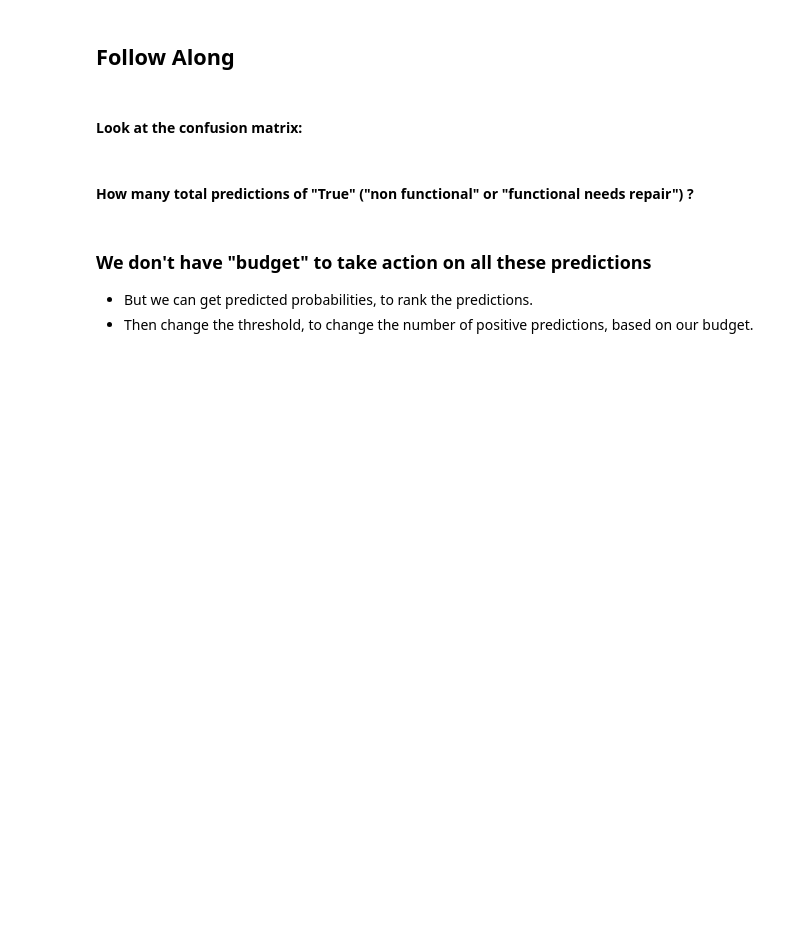
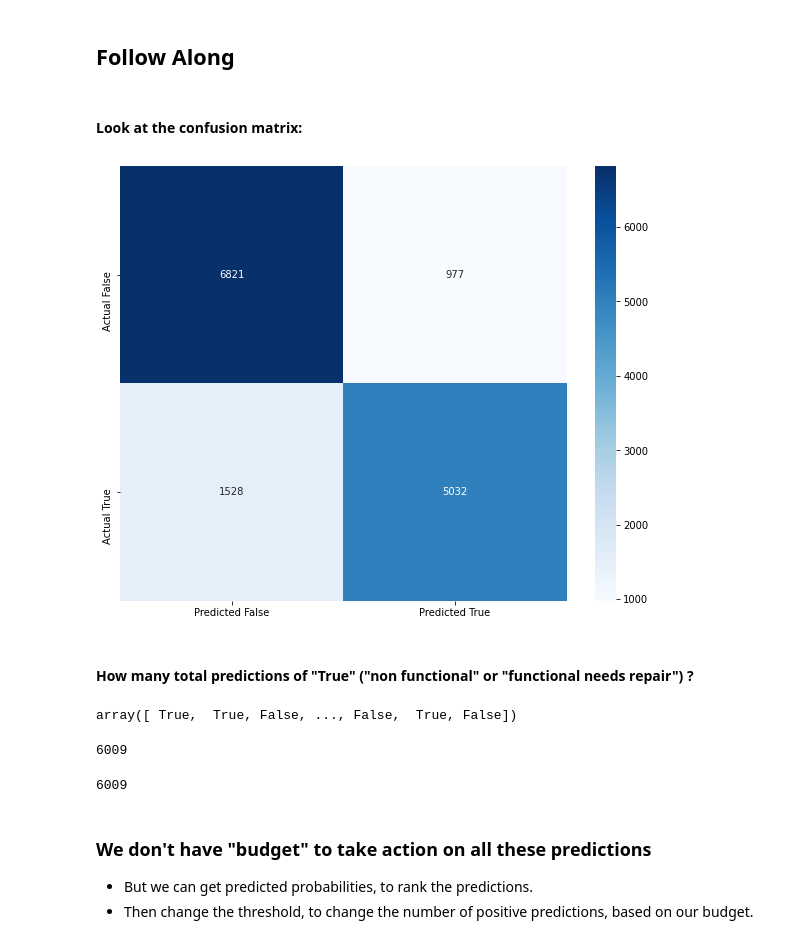
Before and after one commit to lmstephens/DS-Unit-2-Kaggle-Challenge, a Jupyter notebook: module4-classification-metrics/LS_DS_224.ipynb, the cells around one changed output. Saved outputs shown, nothing was run; the diff lists cells and outputs as text; code cells hidden in the pictures; blank space fills up the shorter version.

```diff
--- a/module4-classification-metrics/LS_DS_224.ipynb
+++ b/module4-classification-metrics/LS_DS_224.ipynb
@@ -374,8 +391,24 @@ y_pred = pipeline.predict(X_val)
 ## Follow Along
 # %% [markdown]
 #### Look at the confusion matrix:
+# %%
+plot_cm(y_val, y_pred)
+# %% [output]
+[figure, added]
 # %% [markdown]
 #### How many total predictions of "True" ("non functional" or "functional needs repair") ?
+# %%
+y_pred
+# %% [output]
+array([ True,  True, False, ..., False,  True, False])
+# %%
+5032+977
+# %% [output]
+6009
+# %%
+y_pred.sum()
+# %% [output]
+6009
 # %% [markdown]
 ### We don't have "budget" to take action on all these predictions
 
```
Also changed, not shown: parts of 11 cells of this notebook.
